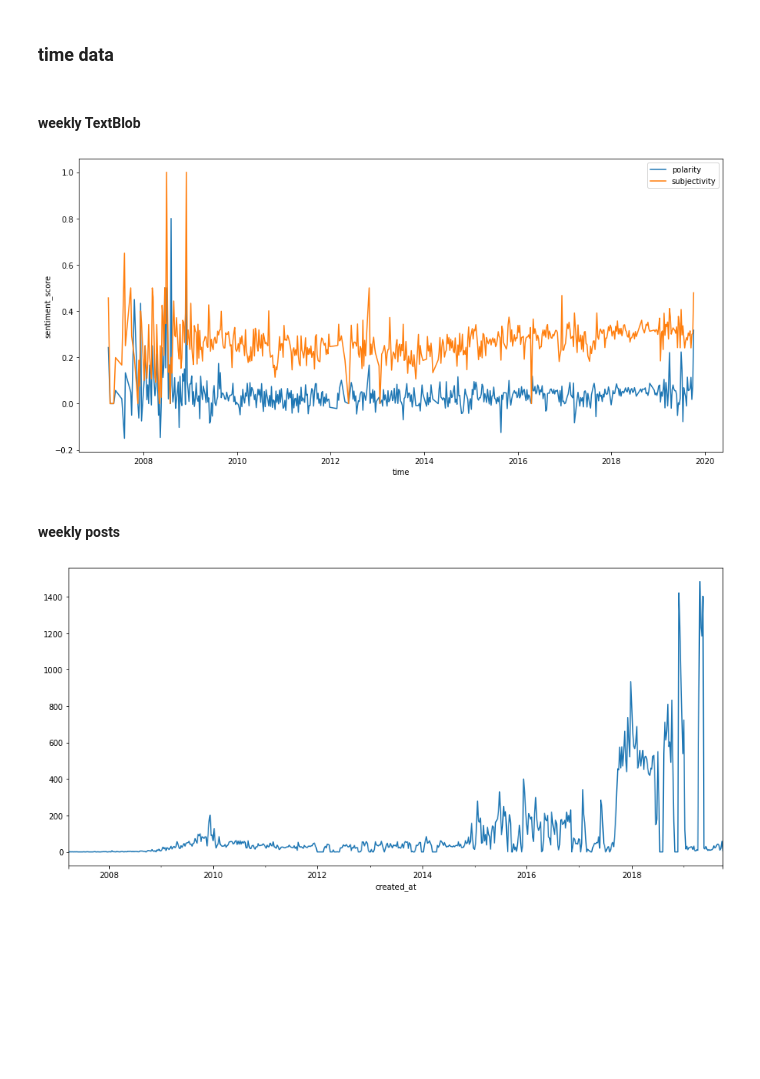
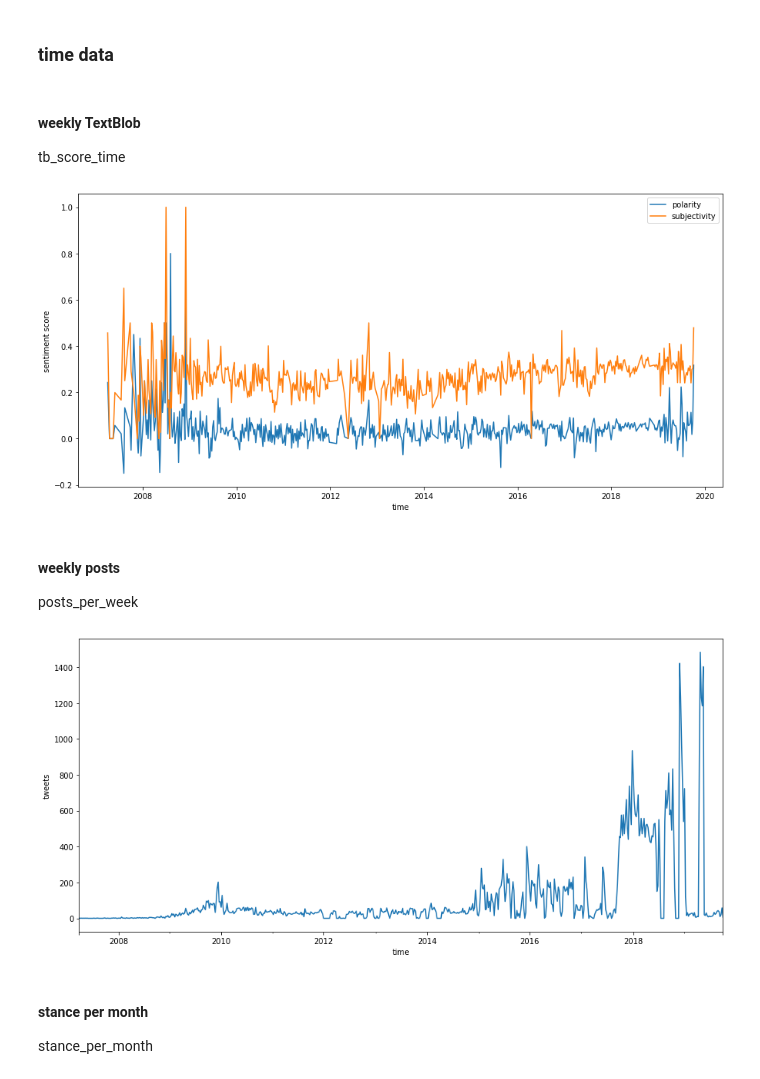
Before and after one commit to 3LL3RM4NN/bdlt_project_the_prophets, a Jupyter notebook: visualisation.ipynb, the cells around one changed output. Saved outputs shown, nothing was run; the diff lists cells and outputs as text; code cells hidden in the pictures; blank space fills up the shorter version.

```diff
--- a/visualisation.ipynb
+++ b/visualisation.ipynb
@@ -132,6 +149,7 @@ with pd.option_context('display.max_rows', None, 'display.max_columns', None):
 ### time data
 # %% [markdown]
 #### weekly TextBlob
+tb_score_time
 # %%
 classified_data = pd.read_csv('data/classified_data.csv', sep=',', header=0)
 classified_data['created_at'] = pd.to_datetime(classified_data['created_at'])
@@ -146,19 +164,25 @@ sns.lineplot(x='created_at', y='tb_subjectivity', data=data_week, ax=ax)
 
 plt.legend(['polarity', 'subjectivity'])
 plt.xlabel('time')
-plt.ylabel('sentiment_score')
+plt.ylabel('sentiment score')
 
 plt.savefig('plots/tb_score_time.png', bbox_inches='tight')
 # %% [output]
-[figure, old version]
+[figure, new version]
 # %% [markdown]
 #### weekly posts
+posts_per_week
 # %%
 data_week = classified_data.copy()
 data_week.index = data_week['created_at']
 data_week = data_week.groupby(pd.Grouper(freq='W')).size()
 
 ax = data_week.plot.line(figsize=(15,7))
+ax.set_xlabel('time')
+ax.set_ylabel('tweets')
 ax.figure.savefig('plots/posts_per_week.png', bbox_inches='tight')
 # %% [output]
-[figure, old version]
+[figure, new version]
+# %% [markdown]
+#### stance per month
+stance_per_month
```
Also changed, not shown: parts of 20 cells of this notebook, 7 other files.
